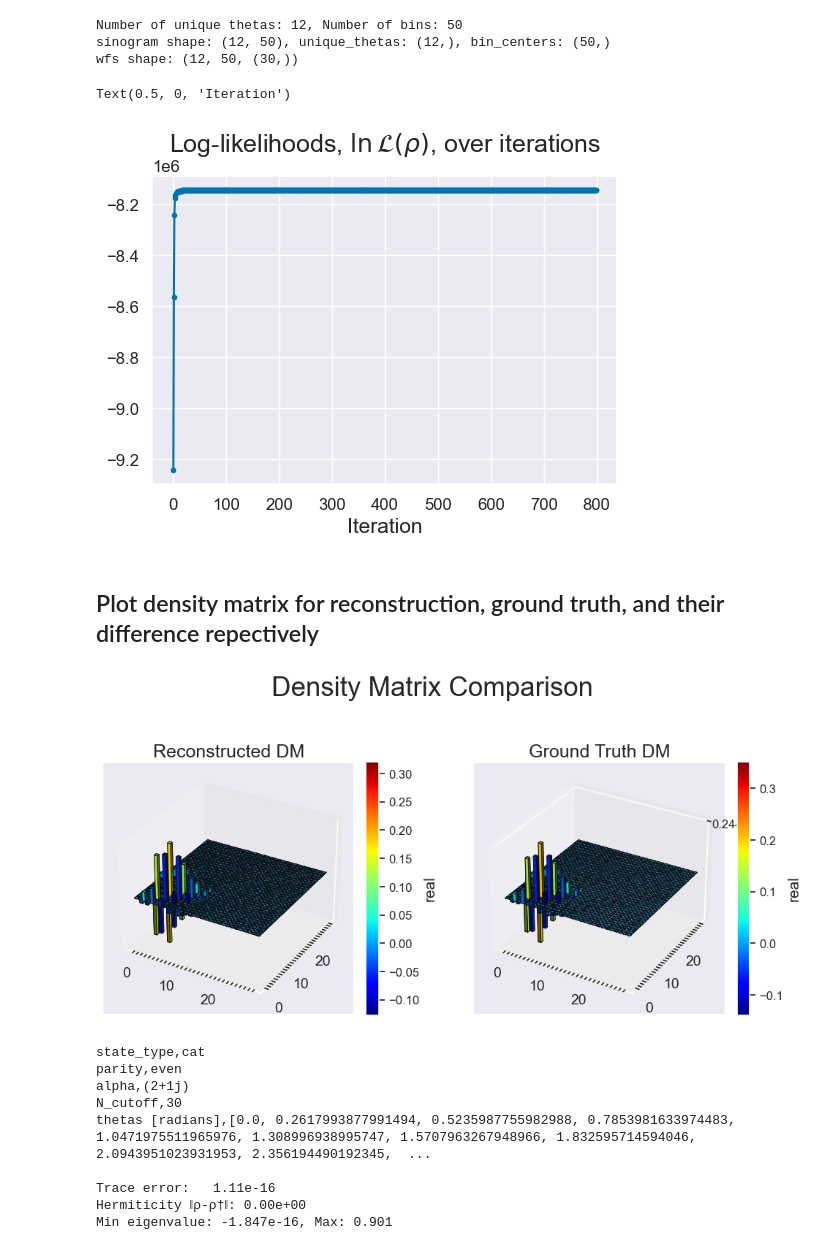
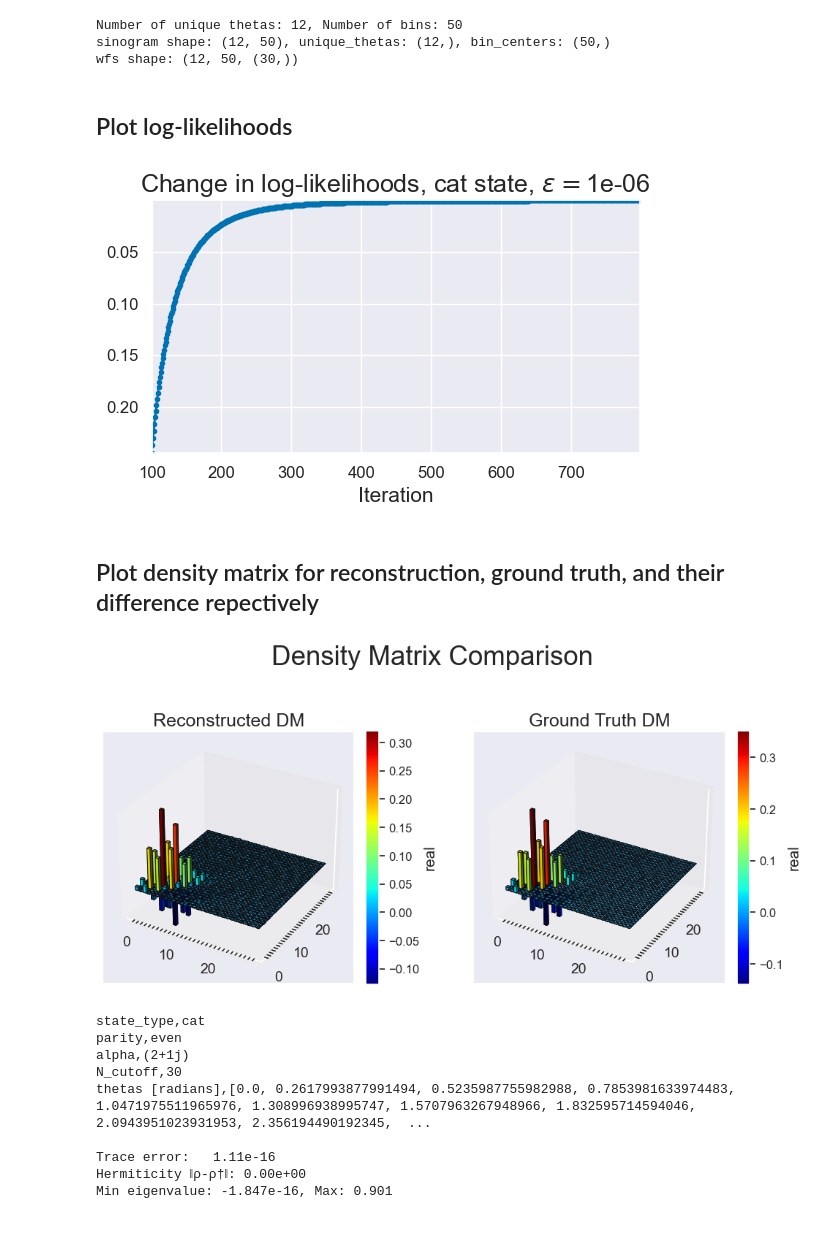
Before and after one commit to BastianValhoj/sciqisHomodyneTomography, a Jupyter notebook: HomoTomo/reconstruct.ipynb, the cells around one changed output. Cells and saved outputs as stored; diff of their text form; code cells hidden in the pictures.

```diff
--- a/HomoTomo/reconstruct.ipynb
+++ b/HomoTomo/reconstruct.ipynb
@@ -276,6 +292,7 @@ def povm_elements(bin_centers, theta, N_cutoff, dx):
 # %% [markdown]
 ## Function Computing the iterative maximum likelihood estimation (MLE)
 # %%
+
 def update_density_matrix(rho : qt.Qobj, R: qt.Qobj) -> qt.Qobj:
     """Update the density matrix using the MLE formula."""
     updated_rho = R * rho * R
@@ -372,27 +389,41 @@ def MLE_reconstruct(measurements, thetas, N_cutoff=10, n_bins=50, max_iter=200,
     return rho, np.array(rho_hist), np.array(log_likelihoods), (bin_edges, bin_centers)
 
 N_cutoff = 30
+tol = 1e-6
 recon, rho_hist, log_likelihoods, (bin_edges, bin_centers) = MLE_reconstruct(measurements, thetas, N_cutoff=N_cutoff,
-                                                                             dilute=None, sanity=False, n_bins=50, max_iter=800, tolerance=1e-6)
+                                                                             dilute=None, sanity=False, n_bins=50, max_iter=800, tolerance=tol)
 # %% [output]
 Number of unique thetas: 12, Number of bins: 50
 sinogram shape: (12, 50), unique_thetas: (12,), bin_centers: (50,)
 wfs shape: (12, 50, (30,))
+# %% [markdown]
+## Plot log-likelihoods
 # %%
 fig, ax = plt.subplots(figsize=(6, 4))
-ax.plot(log_likelihoods[:], ".-",label="Log-likelihood")
-ax.set_title("Log-likelihoods, $\\ln{\\mathcal{L}(\\rho)}$, over iterations")
+
+ll_diff = (log_likelihoods[1:] - log_likelihoods[:-1])
+
+ax.plot(ll_diff, ".-",label="Log-likelihood")
+ax.set_title(f"Change in log-likelihoods, {state_type} state, $\\epsilon =${tol}")
 
 ax.set_xlabel("Iteration")
+ax.set_xlim(100, len(ll_diff))
+xmin, xmax = ax.get_xlim()
+xmin = int(xmin)
+xmax = int(xmax) -1
+ax.set_ylim(bottom=ll_diff[xmin], top=ll_diff[xmax])
+
+fig.tight_layout()
+
+fig.savefig(f"plots/log_likelihoods_change_{state_type}_recon.png", dpi=250)
 # %% [output]
-Text(0.5, 0, 'Iteration')
-[figure, old version]
+[figure, new version]
 # %% [markdown]
 ## Plot density matrix for reconstruction, ground truth, and their difference repectively
 # %%
 fig, (ax1, ax2) = plt.subplots(1, 2, figsize=(12, 6), subplot_kw={'projection': '3d'})
 basis = [f"{i}" if i % 10 == 0 else " " for i in range(N_cutoff)]
-bar_style = "img"
+bar_style = "real"
 qt.matrix_histogram(recon, ax=ax1, fig=fig, x_basis=basis, y_basis=basis, bar_style=bar_style)
 qt.matrix_histogram(qt.ket2dm(groundtruth), ax=ax2, fig=fig, x_basis=basis, y_basis=basis, bar_style=bar_style)
 
@@ -401,10 +432,10 @@ ax2.set_title("Ground Truth DM")
 fig.suptitle("Density Matrix Comparison")
 # ax3.set_title("Difference")
 
-figname = f"plots/reconstruction_comparison_DM_{state_type}.png"
+figname = f"plots/finals/reconstruction_comparison_DM_{state_type}.png"
 fig.savefig(figname)
 # %% [output]
-[figure, old version]
+[figure, new version]
 # %%
 # Diagnostics of the reconstructed density matrix
 with open("measurements_metadata.txt", "r") as f:
```
Also changed, not shown: parts of 6 cells of this notebook, 7 other files.
